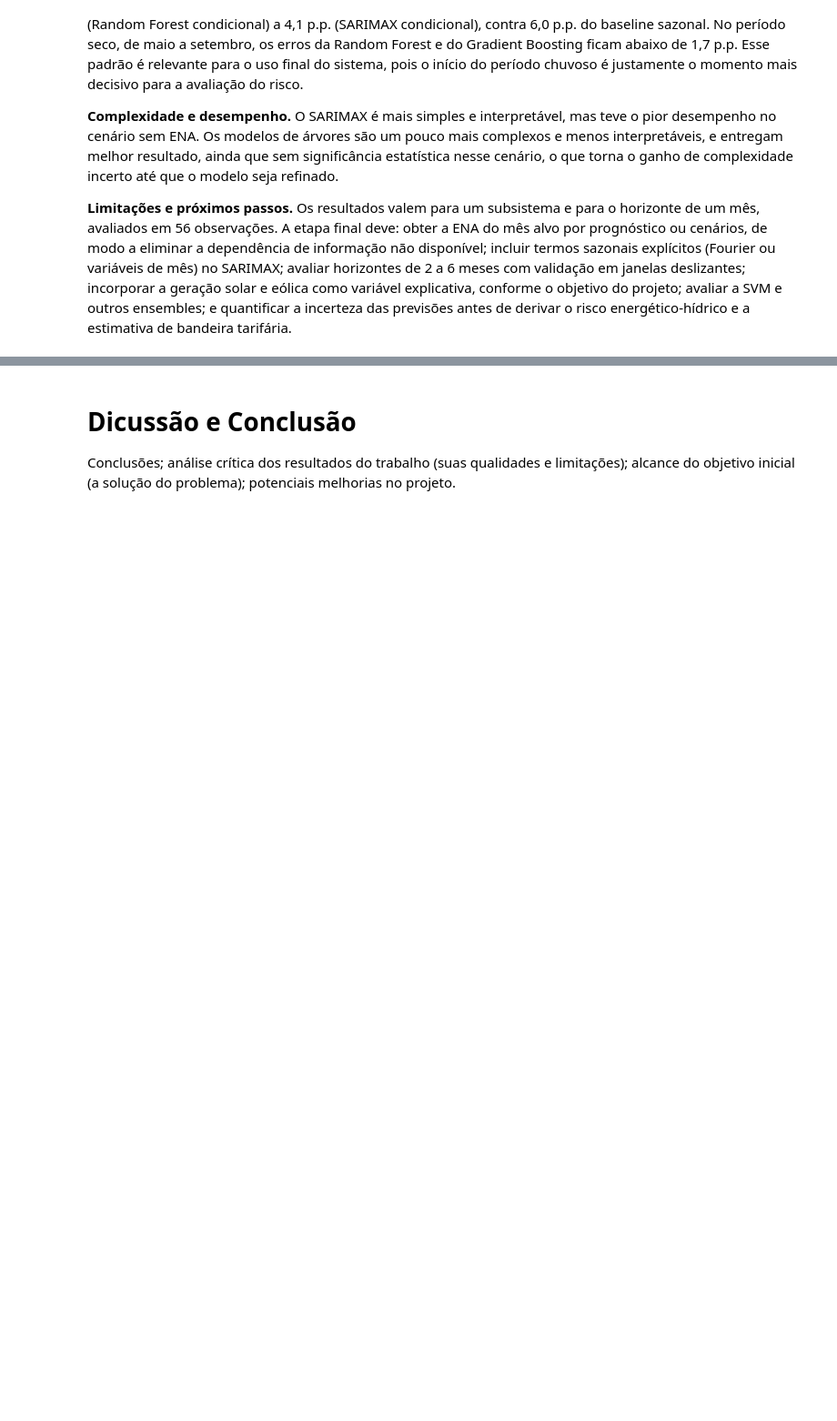
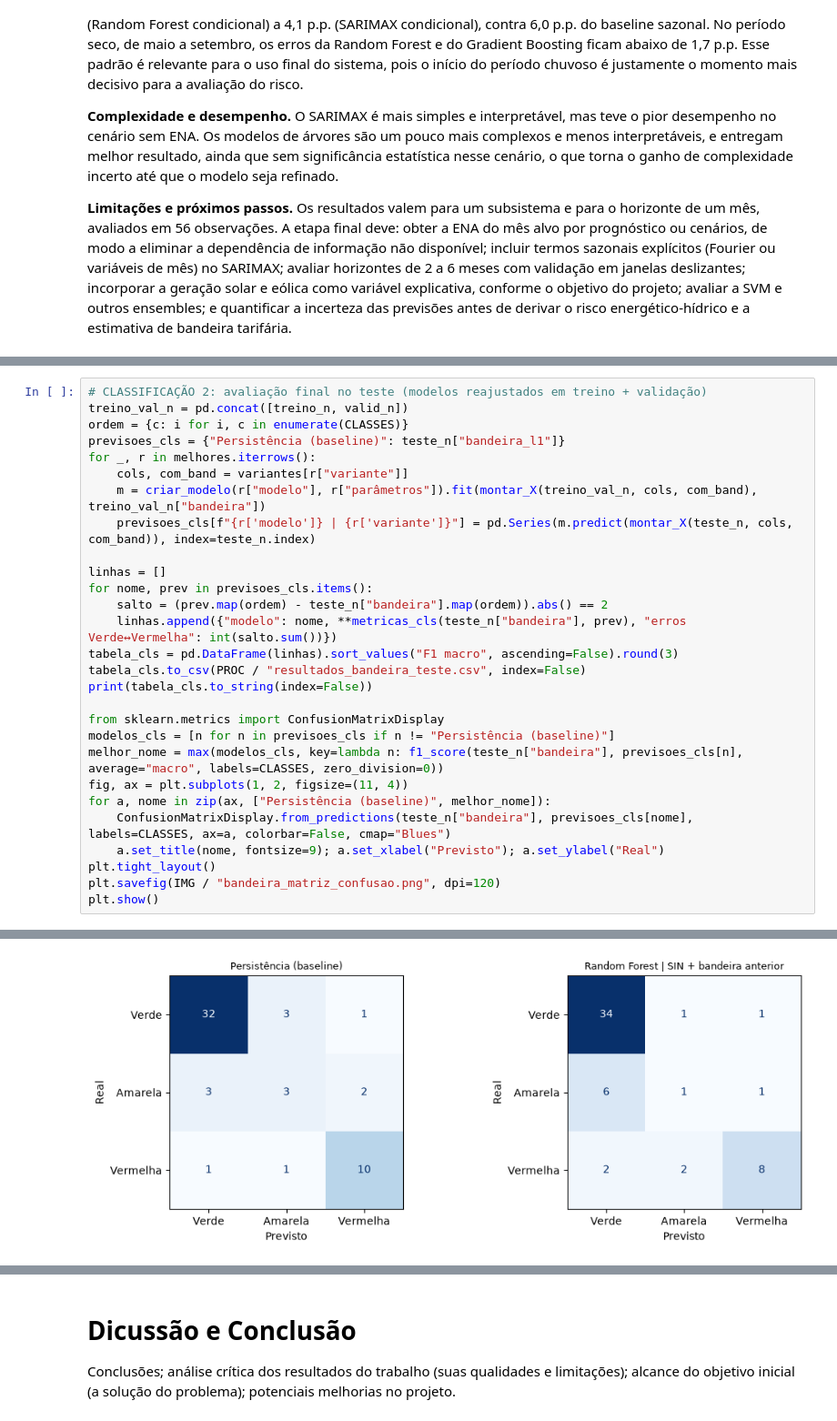
Before and after one commit to cristianomack/projeto-aplicado-iv, a Jupyter notebook: notebooks/cd_projeto_aplicado_IV_doc.ipynb, the cells around one changed output, grey strips where cells are left out. Shown at 91% size. Saved outputs shown, nothing was run; the diff lists cells and outputs as text; blank space fills up the shorter version.

```diff
--- a/notebooks/cd_projeto_aplicado_IV_doc.ipynb
+++ b/notebooks/cd_projeto_aplicado_IV_doc.ipynb
@@ -870,0 +1151,29 @@ Todos os modelos reduzem o erro em relação à persistência simples (RMSE de 6
+# %%
+# CLASSIFICAÇÃO 2: avaliação final no teste (modelos reajustados em treino + validação)
+treino_val_n = pd.concat([treino_n, valid_n])
+ordem = {c: i for i, c in enumerate(CLASSES)}
+previsoes_cls = {"Persistência (baseline)": teste_n["bandeira_l1"]}
+for _, r in melhores.iterrows():
+    cols, com_band = variantes[r["variante"]]
+    m = criar_modelo(r["modelo"], r["parâmetros"]).fit(montar_X(treino_val_n, cols, com_band), treino_val_n["bandeira"])
+    previsoes_cls[f"{r['modelo']} | {r['variante']}"] = pd.Series(m.predict(montar_X(teste_n, cols, com_band)), index=teste_n.index)
+
+linhas = []
+for nome, prev in previsoes_cls.items():
+    salto = (prev.map(ordem) - teste_n["bandeira"].map(ordem)).abs() == 2
+    linhas.append({"modelo": nome, **metricas_cls(teste_n["bandeira"], prev), "erros Verde↔Vermelha": int(salto.sum())})
+tabela_cls = pd.DataFrame(linhas).sort_values("F1 macro", ascending=False).round(3)
+tabela_cls.to_csv(PROC / "resultados_bandeira_teste.csv", index=False)
+print(tabela_cls.to_string(index=False))
+
+from sklearn.metrics import ConfusionMatrixDisplay
+modelos_cls = [n for n in previsoes_cls if n != "Persistência (baseline)"]
+melhor_nome = max(modelos_cls, key=lambda n: f1_score(teste_n["bandeira"], previsoes_cls[n], average="macro", labels=CLASSES, zero_division=0))
+fig, ax = plt.subplots(1, 2, figsize=(11, 4))
+for a, nome in zip(ax, ["Persistência (baseline)", melhor_nome]):
+    ConfusionMatrixDisplay.from_predictions(teste_n["bandeira"], previsoes_cls[nome], labels=CLASSES, ax=a, colorbar=False, cmap="Blues")
+    a.set_title(nome, fontsize=9); a.set_xlabel("Previsto"); a.set_ylabel("Real")
+plt.tight_layout()
+plt.savefig(IMG / "bandeira_matriz_confusao.png", dpi=120)
+plt.show()
+# %% [output]
@@ -870,0 +1194 @@ Todos os modelos reduzem o erro em relação à persistência simples (RMSE de 6
+[figure, added]
```
Also changed, not shown: parts of 9 cells of this notebook, 12 other files.
